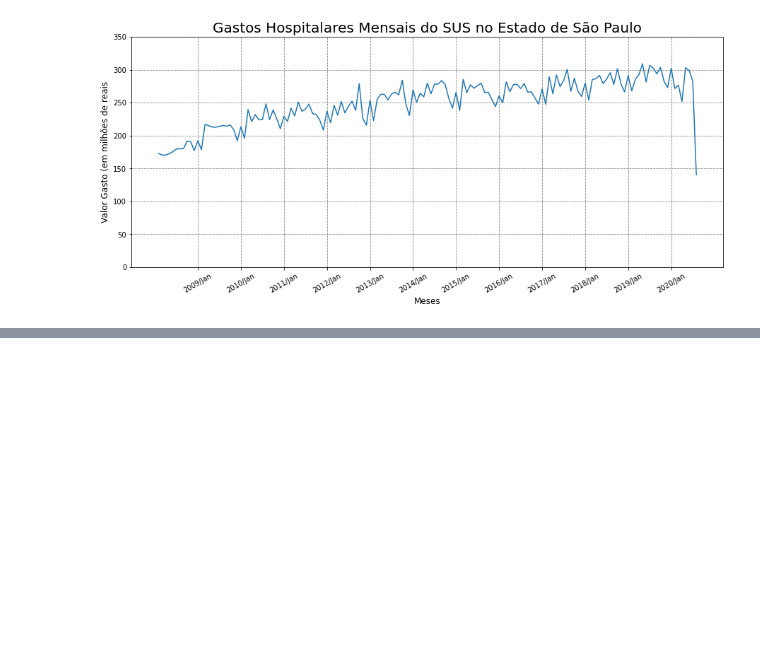
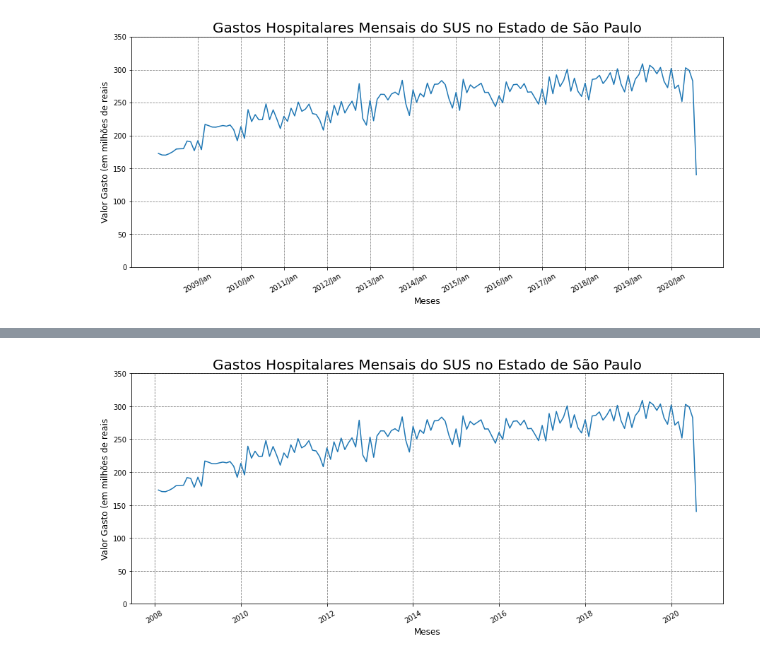
Before and after one commit to leonardopiana/Bootcamp_Data_Science_Alura, a Jupyter notebook: Notebooks/Modulo_2.ipynb, the cells around one changed output, grey strips where cells are left out. Cells and saved outputs as stored; diff of their text form; code cells hidden in the pictures; blank space fills up the shorter version.

```diff
--- a/Notebooks/Modulo_2.ipynb
+++ b/Notebooks/Modulo_2.ipynb
@@ -1125,0 +1128,28 @@ plt.show()
+# %%
+from datetime import date
+
+#documentação do datetime: https://docs.python.org/3/library/datetime.html
+
+meses = {
+    "Jan" : 1,
+    "Fev" : 2,
+    "Mar" : 3,
+    "Abr" : 4,
+    "Mai" : 5,
+    "Jun" : 6,
+    "Jul" : 7,
+    "Ago" : 8,
+    "Set" : 9,
+    "Out" : 10,
+    "Nov" : 11,
+    "Dez" : 12
+}
+
+def para_dia(ano_mes):
+  ano: int = int(ano_mes[:4])
+  mes: str = ano_mes[5:]
+  mes_numero: int = meses[mes]
+  return date(ano, mes_numero, 1)
+
+mensal.index = mensal.index.map(para_dia)
+mensal.head()
@@ -1125,0 +1163,14 @@ plt.show()
+# %%
+plt.figure(figsize=(15,6))
+ax = sns.lineplot(data = mensal, x = mensal.index, y = "São Paulo")
+plt.xticks(rotation=30)
+ax.yaxis.set_major_formatter(ticker.StrMethodFormatter('{x:,.0f}'))
+plt.ylim(0, 350)
+#ax.xaxis.set_major_locator(ticker.IndexLocator(base = 12, offset = 11))
+plt.grid(linestyle = "--", color = 'grey')
+plt.title("Gastos Hospitalares Mensais do SUS no Estado de São Paulo", fontsize = 20)
+plt.ylabel("Valor Gasto (em milhões de reais", fontsize = 12)
+plt.xlabel("Meses", fontsize = 12)
+plt.show()
+# %% [output]
+[figure, added]
```
Also changed, not shown: parts of 54 cells of this notebook.
